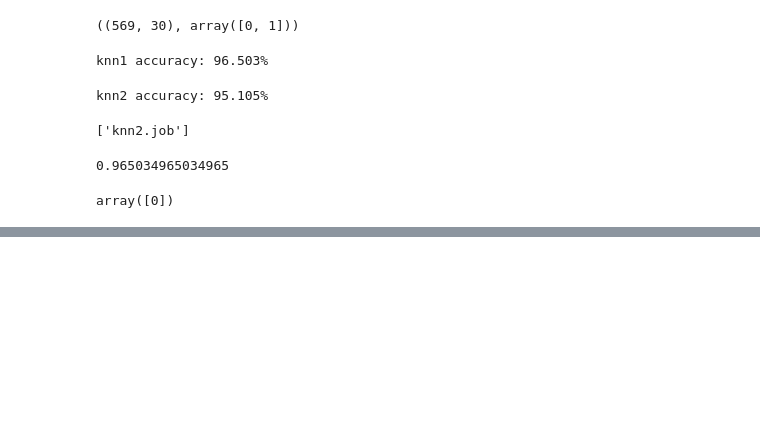
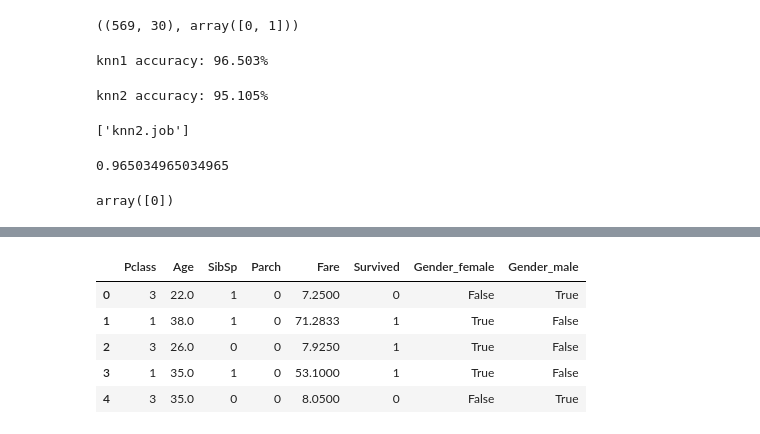
Before and after one commit to wooihaw/mlpy_aug2024, a Jupyter notebook: day2.ipynb, the cells around one changed output, grey strips where cells are left out. Saved outputs shown, nothing was run; the diff lists cells and outputs as text; code cells hidden in the pictures; blank space fills up the shorter version.

```diff
--- a/day2.ipynb
+++ b/day2.ipynb
@@ -243,0 +476,4 @@ array([0])
+# %%
+cols = ['Pclass', 'Gender', 'Age', 'SibSp', 'Parch', 'Fare', 'Survived']
+df2 = df[cols]
+df2.head()
@@ -243,0 +498,3 @@ array([0])
+# %%
+df2 = df2.fillna({'Age': df2['Age'].median()})
+df2.isna().sum()
@@ -243,0 +510,10 @@ array([0])
+# %%
+df3 = pd.get_dummies(df2, columns=['Gender'])
+df3.head()
+# %% [output]
+|  | Pclass | Age | SibSp | Parch | Fare | Survived | Gender_female | Gender_male |
+| 0 | 3 | 22.0 | 1 | 0 | 7.2500 | 0 | False | True |
+| 1 | 1 | 38.0 | 1 | 0 | 71.2833 | 1 | True | False |
+| 2 | 3 | 26.0 | 0 | 0 | 7.9250 | 1 | True | False |
+| 3 | 1 | 35.0 | 1 | 0 | 53.1000 | 1 | True | False |
+| 4 | 3 | 35.0 | 0 | 0 | 8.0500 | 0 | False | True |
```
Also changed, not shown: parts of 19 cells of this notebook, 1 other file.
